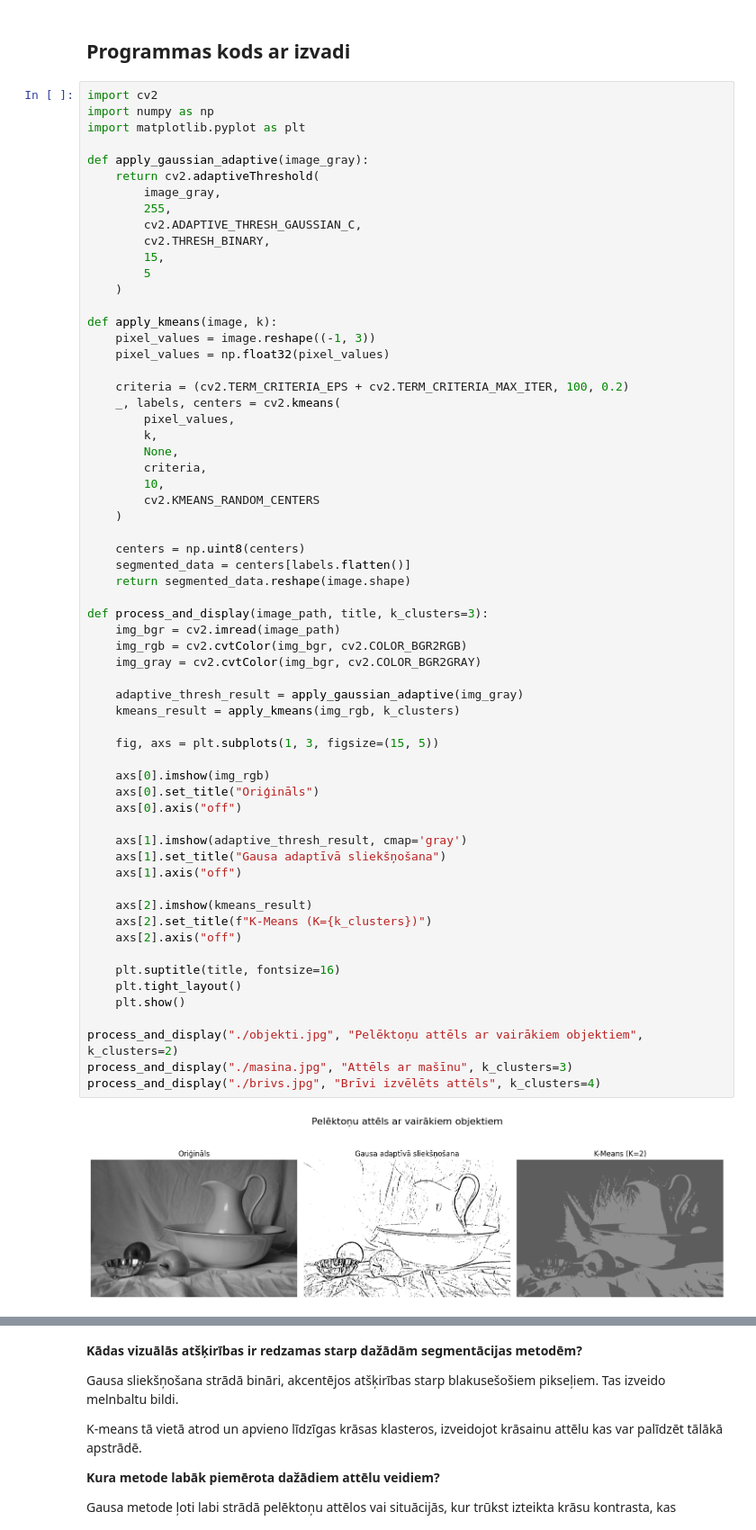
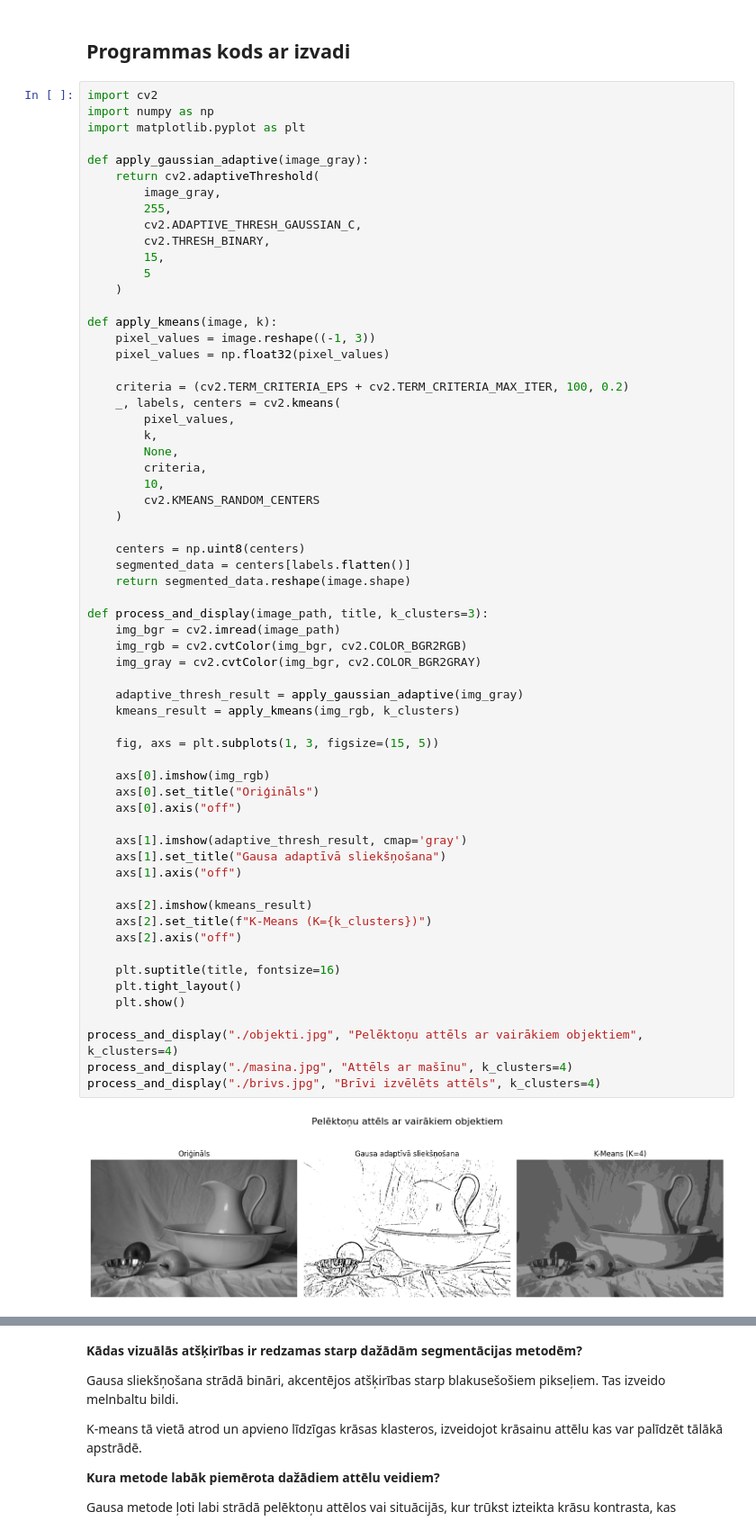
Before and after one commit to Edgars-P/RTU_IAA_MD, a Jupyter notebook: LD5/IAA_LD5.ipynb, the cells around one changed output, grey strips where cells are left out. Shown at 90% size. Drawn from its saved outputs; the diff is of its cells as text.

```diff
--- a/LD5/IAA_LD5.ipynb
+++ b/LD5/IAA_LD5.ipynb
@@ -53,33 +53,33 @@ def apply_kmeans(image, k):
     return segmented_data.reshape(image.shape)
 
 def process_and_display(image_path, title, k_clusters=3):
     img_bgr = cv2.imread(image_path)
     img_rgb = cv2.cvtColor(img_bgr, cv2.COLOR_BGR2RGB)
     img_gray = cv2.cvtColor(img_bgr, cv2.COLOR_BGR2GRAY)
 
     adaptive_thresh_result = apply_gaussian_adaptive(img_gray)
     kmeans_result = apply_kmeans(img_rgb, k_clusters)
 
     fig, axs = plt.subplots(1, 3, figsize=(15, 5))
 
     axs[0].imshow(img_rgb)
     axs[0].set_title("Oriģināls")
     axs[0].axis("off")
 
     axs[1].imshow(adaptive_thresh_result, cmap='gray')
     axs[1].set_title("Gausa adaptīvā sliekšņošana")
     axs[1].axis("off")
 
     axs[2].imshow(kmeans_result)
     axs[2].set_title(f"K-Means (K={k_clusters})")
     axs[2].axis("off")
 
     plt.suptitle(title, fontsize=16)
     plt.tight_layout()
     plt.show()
 
-process_and_display("./objekti.jpg", "Pelēktoņu attēls ar vairākiem objektiem", k_clusters=2)
-process_and_display("./masina.jpg", "Attēls ar mašīnu", k_clusters=3)
+process_and_display("./objekti.jpg", "Pelēktoņu attēls ar vairākiem objektiem", k_clusters=4)
+process_and_display("./masina.jpg", "Attēls ar mašīnu", k_clusters=4)
 process_and_display("./brivs.jpg", "Brīvi izvēlēts attēls", k_clusters=4)
 # %% [output]
-[figure, old version]
+[figure, new version]
```
Also changed, not shown: parts of 1 cell of this notebook.
